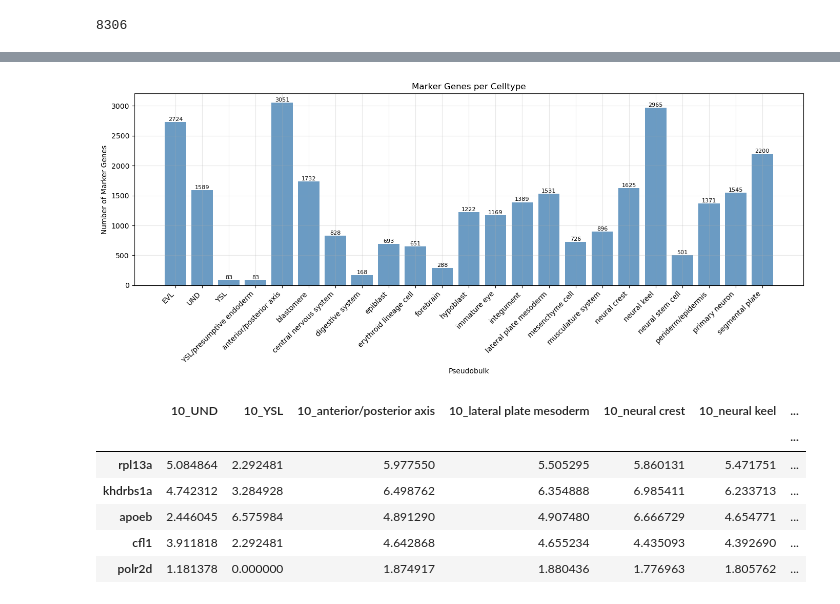
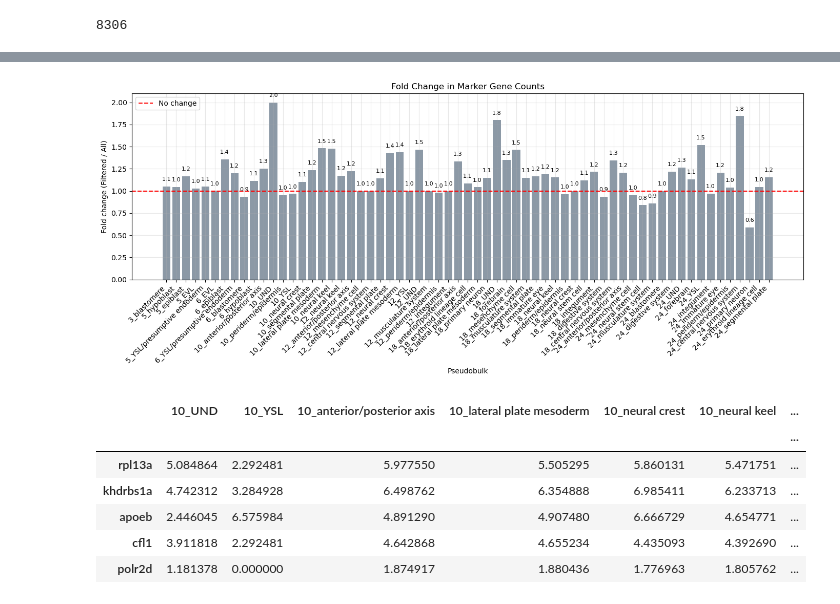
Before and after one commit to mourouzidou/zebrafish_development, a Jupyter notebook: notebooks/embryo/prepare_RNA_data.ipynb, the cells around one changed output, grey strips where cells are left out. Cells and saved outputs as stored; diff of their text form; code cells hidden in the pictures.

```diff
--- a/notebooks/embryo/prepare_RNA_data.ipynb
+++ b/notebooks/embryo/prepare_RNA_data.ipynb
@@ -203,7 +245,25 @@ results = plot_marker_gene_fold_change(marker_genes_pseudobulk,
-# %%
-plot_marker_gene_counts(marker_genes_celltype, title="Marker Genes per Celltype")
-# %% [output]
-[figure, removed]
+# %%
+marker_genes_pseudobulk = find_marker_genes(
+    rna_data=rna_data_matched_all_genes,
+    metadata_df=atac_metadata_df,
+    grouping_column='pseudobulk',
+    pvalue_threshold=0.05,
+    log_fc_threshold=0
+)
+
+
+marker_genes_pseudobulk_high_exp_genes= find_marker_genes(
+    rna_data=rna_high_genes_Matched,
+    metadata_df=atac_metadata_df,
+    grouping_column='pseudobulk',
+    pvalue_threshold=0.05,
+    log_fc_threshold=0
+)
+
+results = plot_marker_gene_fold_change(marker_genes_pseudobulk,
+    marker_genes_pseudobulk_high_exp_genes)
+# %% [output]
+[figure, added]
 # %%
 # filter rows of rna_mean_filtereed_genes to only keep rows that are in marker_genes_set
 rna_mean_markers = rna_mean_filtered_genes.loc[rna_mean_filtered_genes.index.intersection(marker_genes_set)]
```
Also changed, not shown: parts of 8 cells of this notebook, 5 other files.
